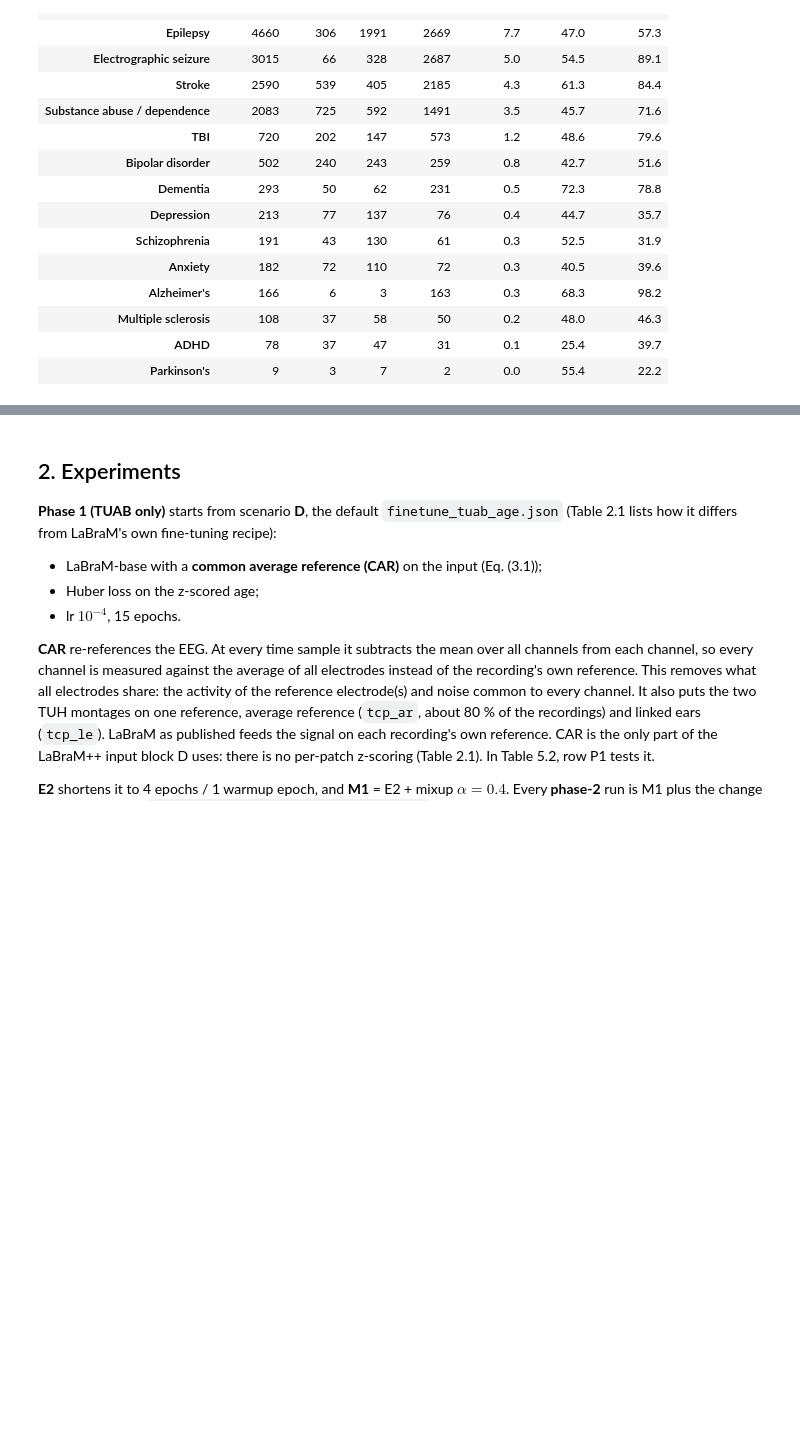
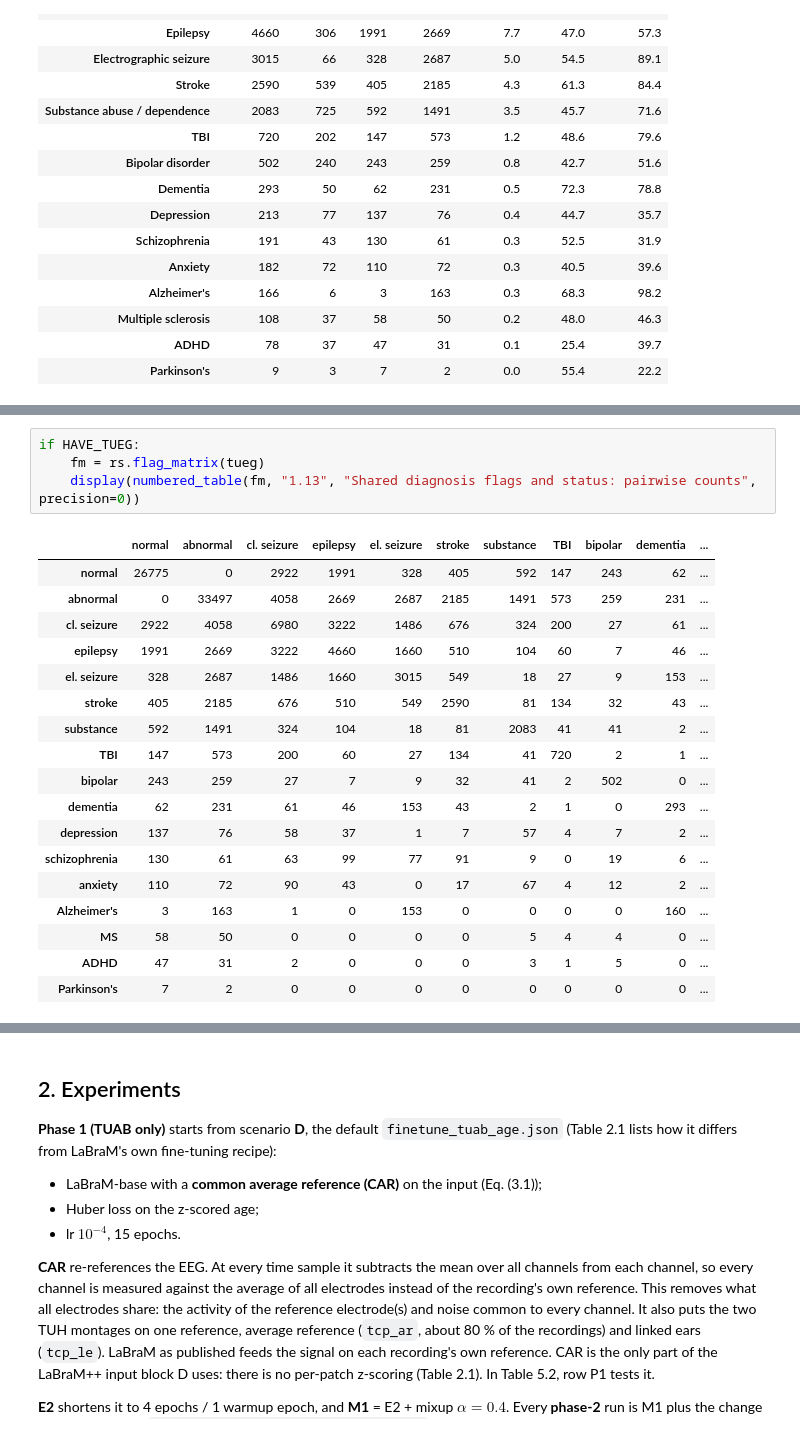
Before and after one commit to Neuro-Clalit/LaBraM, a Jupyter notebook: notebooks/brain_age_research_summary.ipynb, the cells around one changed output, grey strips where cells are left out. Saved outputs shown, nothing was run; the diff lists cells and outputs as text; blank space fills up the shorter version.

```diff
--- a/notebooks/brain_age_research_summary.ipynb
+++ b/notebooks/brain_age_research_summary.ipynb
@@ -858,0 +914,23 @@ if HAVE_TUEG:
+# %%
+if HAVE_TUEG:
+    fm = rs.flag_matrix(tueg)
+    display(numbered_table(fm, "1.13", "Shared diagnosis flags and status: pairwise counts", precision=0))
+# %% [output]
+|  | normal | abnormal | cl. seizure | epilepsy | el. seizure | stroke | substance | TBI | bipolar | dementia | ... |
+| normal | 26775 | 0 | 2922 | 1991 | 328 | 405 | 592 | 147 | 243 | 62 | ... |
+| abnormal | 0 | 33497 | 4058 | 2669 | 2687 | 2185 | 1491 | 573 | 259 | 231 | ... |
+| cl. seizure | 2922 | 4058 | 6980 | 3222 | 1486 | 676 | 324 | 200 | 27 | 61 | ... |
+| epilepsy | 1991 | 2669 | 3222 | 4660 | 1660 | 510 | 104 | 60 | 7 | 46 | ... |
+| el. seizure | 328 | 2687 | 1486 | 1660 | 3015 | 549 | 18 | 27 | 9 | 153 | ... |
+| stroke | 405 | 2185 | 676 | 510 | 549 | 2590 | 81 | 134 | 32 | 43 | ... |
+| substance | 592 | 1491 | 324 | 104 | 18 | 81 | 2083 | 41 | 41 | 2 | ... |
+| TBI | 147 | 573 | 200 | 60 | 27 | 134 | 41 | 720 | 2 | 1 | ... |
+| bipolar | 243 | 259 | 27 | 7 | 9 | 32 | 41 | 2 | 502 | 0 | ... |
+| dementia | 62 | 231 | 61 | 46 | 153 | 43 | 2 | 1 | 0 | 293 | ... |
+| depression | 137 | 76 | 58 | 37 | 1 | 7 | 57 | 4 | 7 | 2 | ... |
+| schizophrenia | 130 | 61 | 63 | 99 | 77 | 91 | 9 | 0 | 19 | 6 | ... |
+| anxiety | 110 | 72 | 90 | 43 | 0 | 17 | 67 | 4 | 12 | 2 | ... |
+| Alzheimer's | 3 | 163 | 1 | 0 | 153 | 0 | 0 | 0 | 0 | 160 | ... |
+| MS | 58 | 50 | 0 | 0 | 0 | 0 | 5 | 4 | 4 | 0 | ... |
+| ADHD | 47 | 31 | 2 | 0 | 0 | 0 | 3 | 1 | 5 | 0 | ... |
+| Parkinson's | 7 | 2 | 0 | 0 | 0 | 0 | 0 | 0 | 0 | 0 | ... |
```
Also changed, not shown: parts of 20 cells of this notebook, 3 other files.
